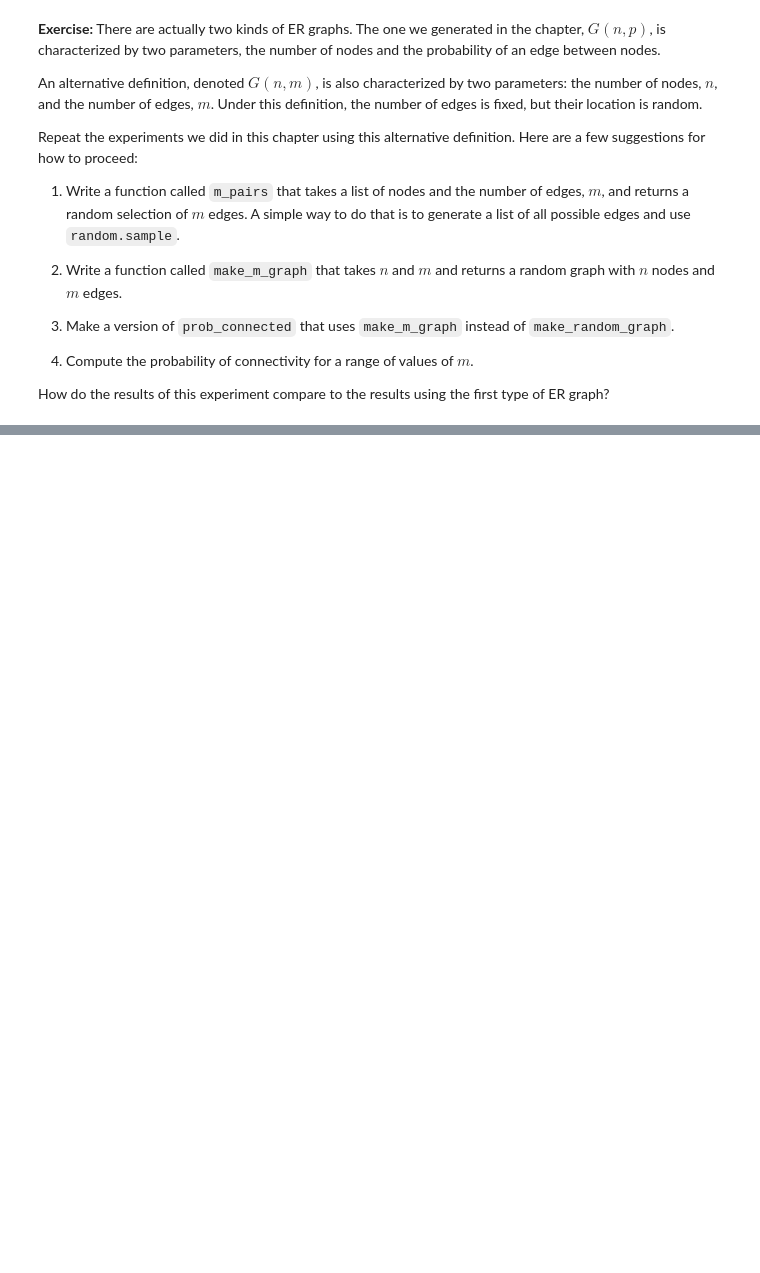
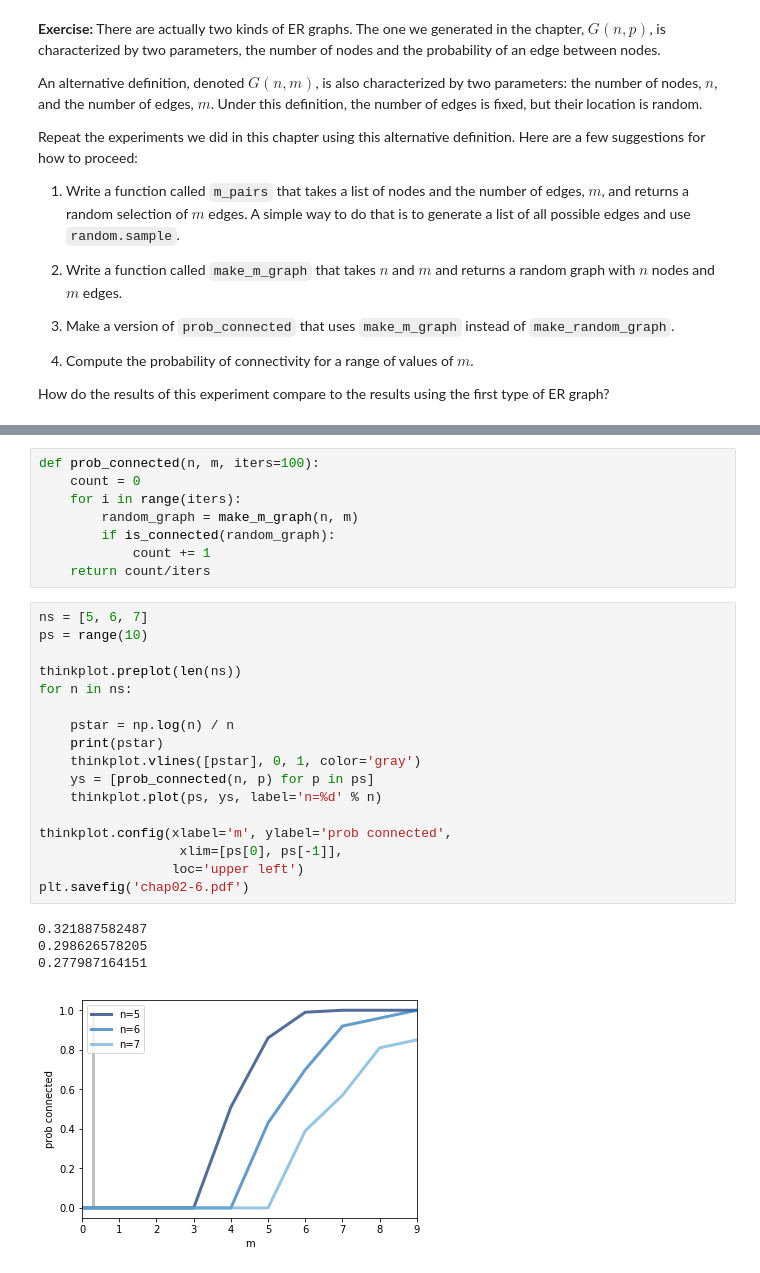
Before and after one commit to mpbrucker/ThinkComplexity2, a Jupyter notebook: code/chap02mine.ipynb, the cells around one changed output, grey strips where cells are left out. Cells and saved outputs as stored; diff of their text form; blank space fills up the shorter version.

Commit message:
Done with chap02mine

```diff
--- a/code/chap02mine.ipynb
+++ b/code/chap02mine.ipynb
@@ -474,0 +538,30 @@ How do the results of this experiment compare to the results using the first typ
+# %%
+def prob_connected(n, m, iters=100):
+    count = 0
+    for i in range(iters):
+        random_graph = make_m_graph(n, m)
+        if is_connected(random_graph):
+            count += 1
+    return count/iters
+# %%
+ns = [5, 6, 7]
+ps = range(10)
+
+thinkplot.preplot(len(ns))
+for n in ns:
+
+    pstar = np.log(n) / n
+    print(pstar)
+    thinkplot.vlines([pstar], 0, 1, color='gray')
+    ys = [prob_connected(n, p) for p in ps]
+    thinkplot.plot(ps, ys, label='n=%d' % n)
+
+thinkplot.config(xlabel='m', ylabel='prob connected',
+                  xlim=[ps[0], ps[-1]],
+                 loc='upper left')
+plt.savefig('chap02-6.pdf')
+# %% [output]
+0.321887582487
+0.298626578205
+0.277987164151
+[figure, added]
```
Also changed, not shown: parts of 29 cells of this notebook.
